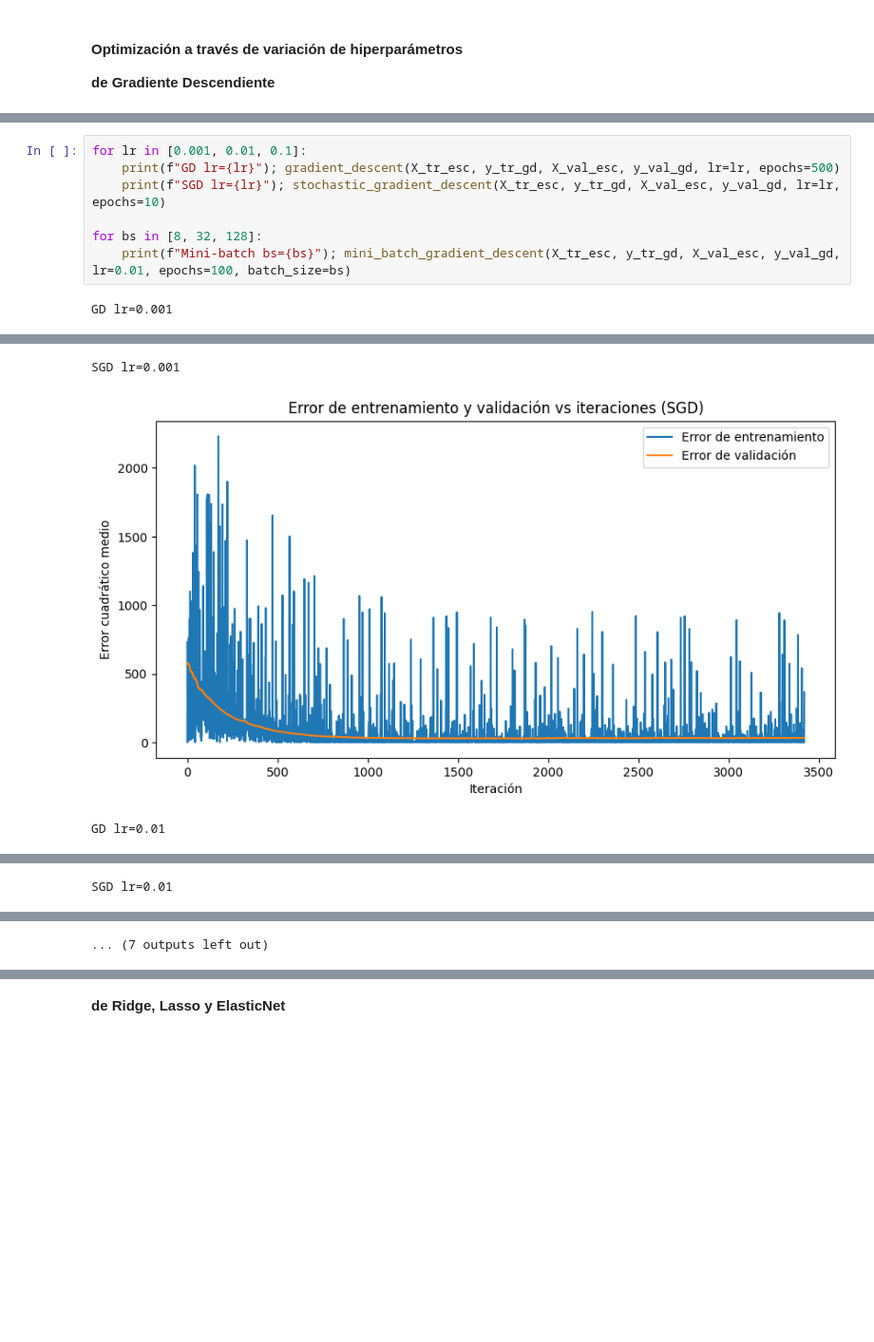
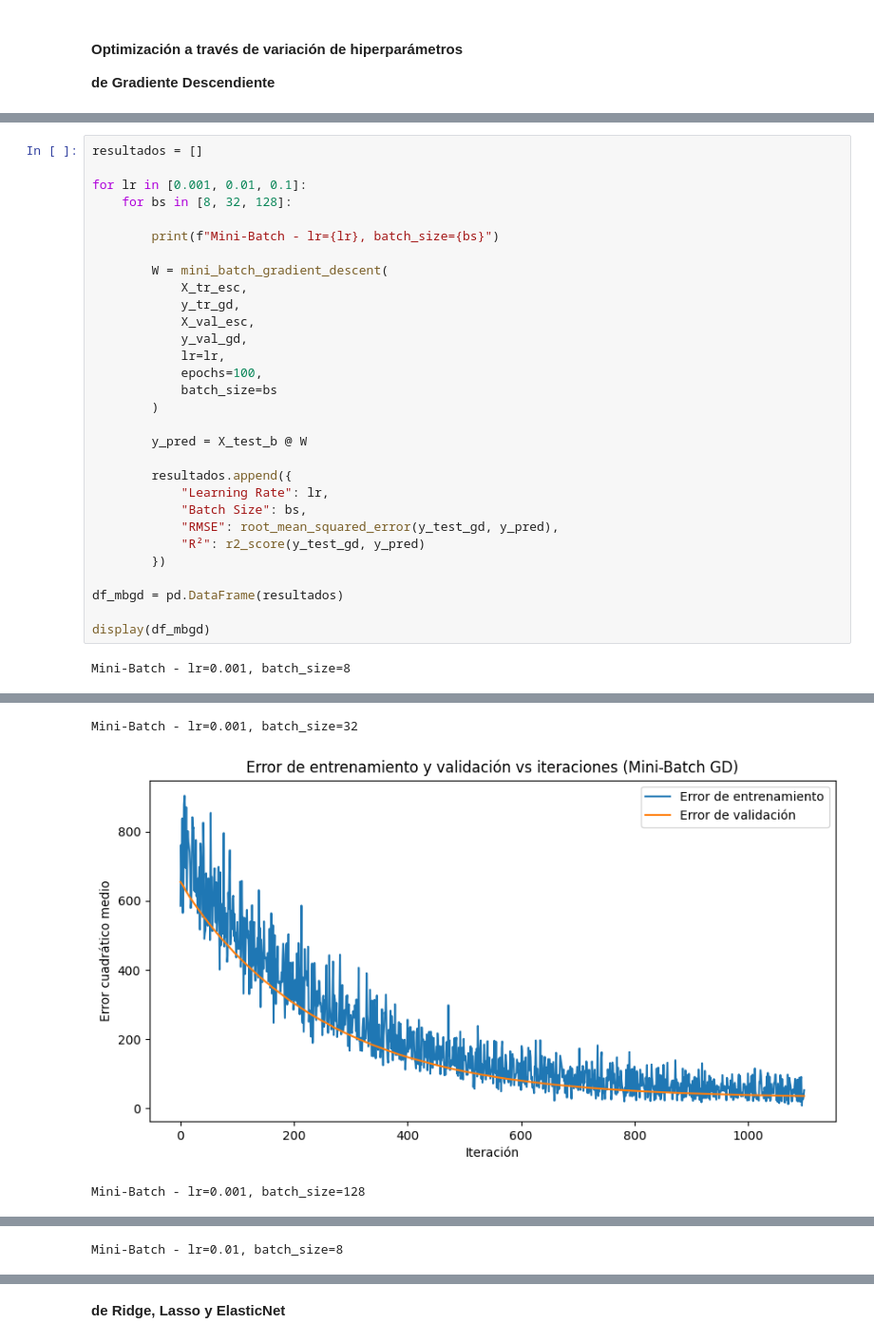
Before and after one commit to AlvaTF/TP-AA1-Ruiz-Toledo-Mendoza, a Jupyter notebook: TP_1/TP_regresion_AA1.ipynb, the cells around one changed output, grey strips where cells are left out. Shown at 95% size. Drawn from its saved outputs; the diff is of its cells as text; blank space fills up the shorter version.

```diff
--- a/TP_1/TP_regresion_AA1.ipynb
+++ b/TP_1/TP_regresion_AA1.ipynb
@@ -780,9 +848,32 @@ En conclusión, tomando como métrica el RMSE en test, elegida porque se expresa
 # %%
+resultados = []
+
 for lr in [0.001, 0.01, 0.1]:
-    print(f"GD lr={lr}"); gradient_descent(X_tr_esc, y_tr_gd, X_val_esc, y_val_gd, lr=lr, epochs=500)
-    print(f"SGD lr={lr}"); stochastic_gradient_descent(X_tr_esc, y_tr_gd, X_val_esc, y_val_gd, lr=lr, epochs=10)
+    for bs in [8, 32, 128]:
 
-for bs in [8, 32, 128]:
-    print(f"Mini-batch bs={bs}"); mini_batch_gradient_descent(X_tr_esc, y_tr_gd, X_val_esc, y_val_gd, lr=0.01, epochs=100, batch_size=bs)
+        print(f"Mini-Batch - lr={lr}, batch_size={bs}")
+
+        W = mini_batch_gradient_descent(
+            X_tr_esc,
+            y_tr_gd,
+            X_val_esc,
+            y_val_gd,
+            lr=lr,
+            epochs=100,
+            batch_size=bs
+        )
+
+        y_pred = X_test_b @ W
+
+        resultados.append({
+            "Learning Rate": lr,
+            "Batch Size": bs,
+            "RMSE": root_mean_squared_error(y_test_gd, y_pred),
+            "R²": r2_score(y_test_gd, y_pred)
+        })
+
+df_mbgd = pd.DataFrame(resultados)
+
+display(df_mbgd)
 # %% [output]
-GD lr=0.001
+Mini-Batch - lr=0.001, batch_size=8
@@ -790,3 +881,3 @@ GD lr=0.001
-SGD lr=0.001
+Mini-Batch - lr=0.001, batch_size=32
-[figure, old version]
+[figure, new version]
-GD lr=0.01
+Mini-Batch - lr=0.001, batch_size=128
@@ -794 +885 @@ GD lr=0.01
-SGD lr=0.01
+Mini-Batch - lr=0.01, batch_size=8
@@ -800 +891,0 @@ ValueError: arange: cannot compute length
-... (7 outputs left out)
```
Also changed, not shown: parts of 8 cells of this notebook.
